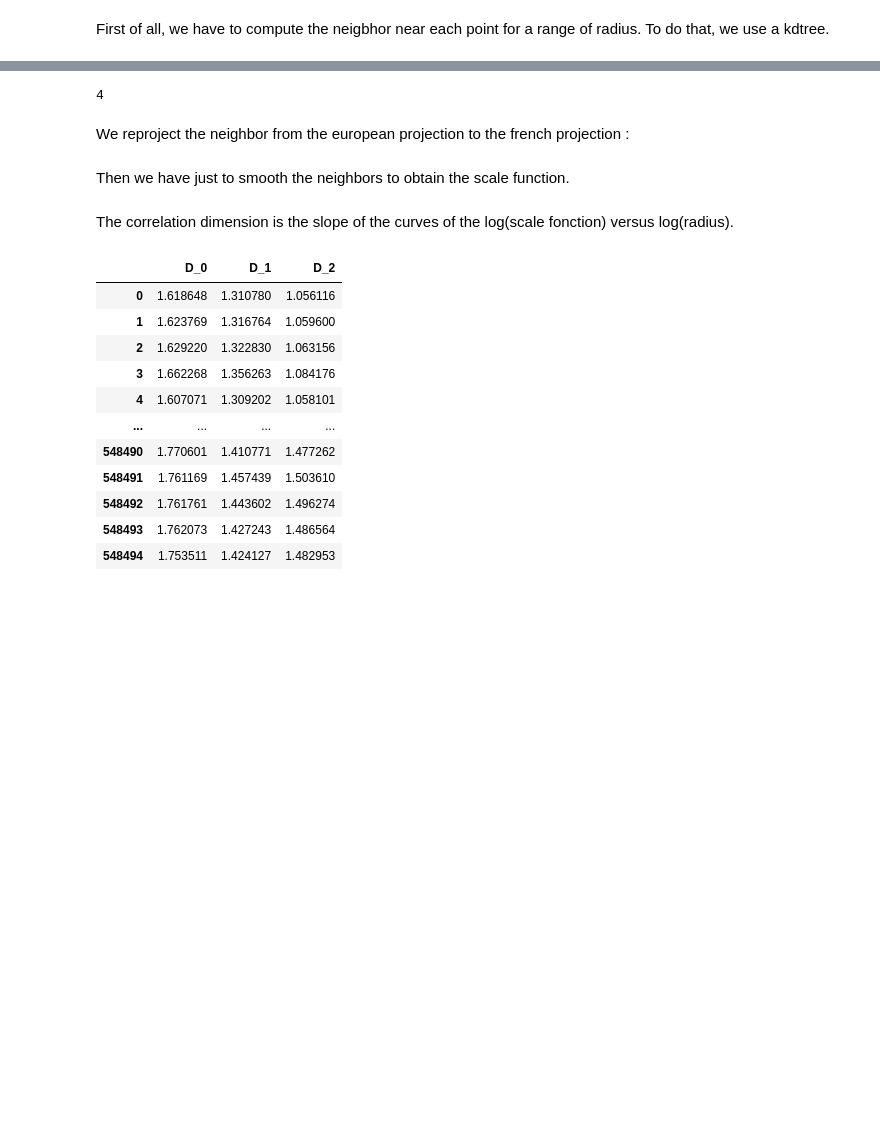
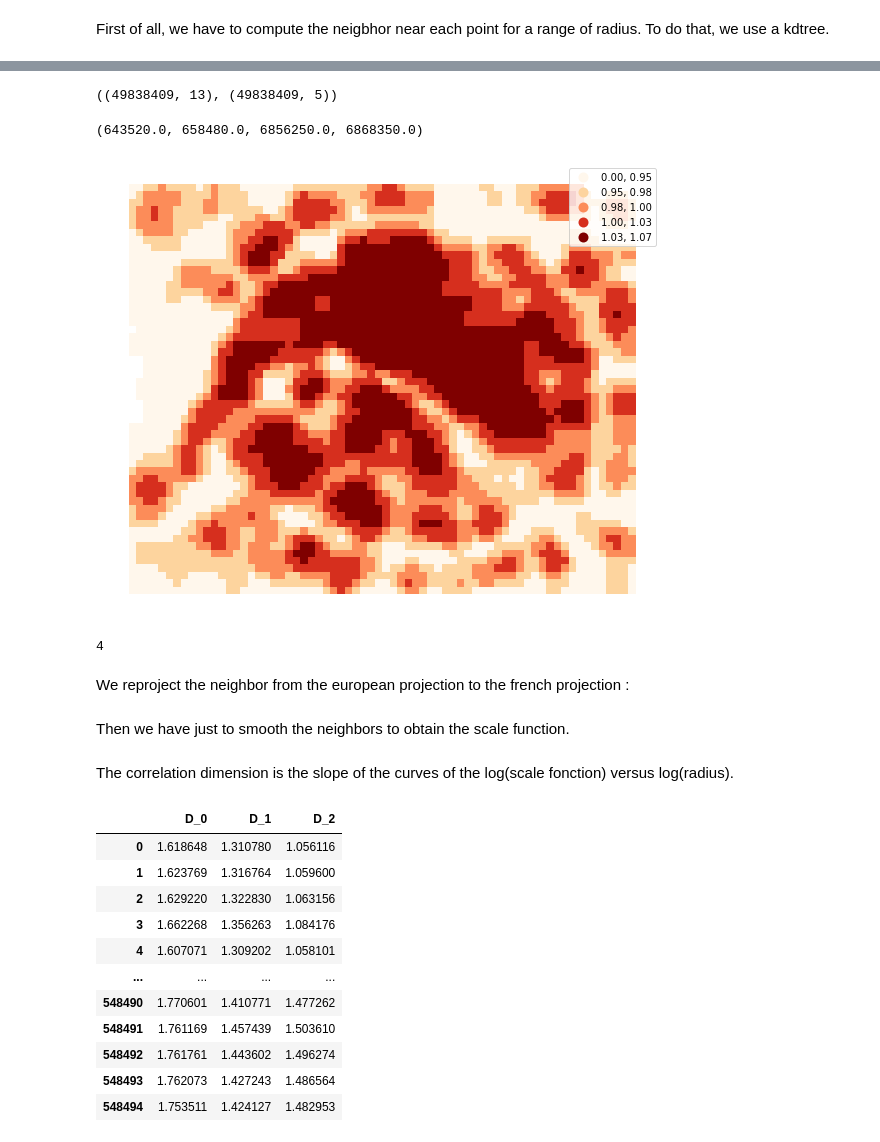
Before and after one commit to fsemecurbe/GWFA, a Jupyter notebook: Gwfa-paris.ipynb, the cells around one changed output, grey strips where cells are left out. Drawn from its saved outputs; the diff is of its cells as text; code cells hidden in the pictures; blank space fills up the shorter version.

```diff
--- a/Gwfa-paris.ipynb
+++ b/Gwfa-paris.ipynb
@@ -115,0 +65,2 @@ answer
+# %%
+neighbors = pd.concat(answer)
@@ -115,0 +76,8 @@ answer
+# %%
+neighbors['density'] = 1
+# %%
+neighbors.shape , df.shape
+# %% [output]
+((49838409, 13), (49838409, 5))
+# %%
+scale_function = btbpy.kernelSmoothing(neighbors, '2154', 50, 600, verbose=False)
@@ -116,3 +86,11 @@ answer
+# %%
+scale_function['D_2'] = (np.log(scale_function['160.0']) - np.log(scale_function['10.0']))/5
+# %%
+ax = scale_function.plot('D_2', scheme = 'quantiles', figsize=(10,10), legend=True, cmap='OrRd')
+ax.axis(False)
+# %% [output]
+(643520.0, 658480.0, 6856250.0, 6868350.0)
+[figure, added]
 # %%
 def neighbors_near_point(df, weight, list_of_radius, xx, yy):
     df2 = df[(df.x > (xx - np.max(list_of_radius) - 5))&
```
Also changed, not shown: parts of 9 cells of this notebook.
